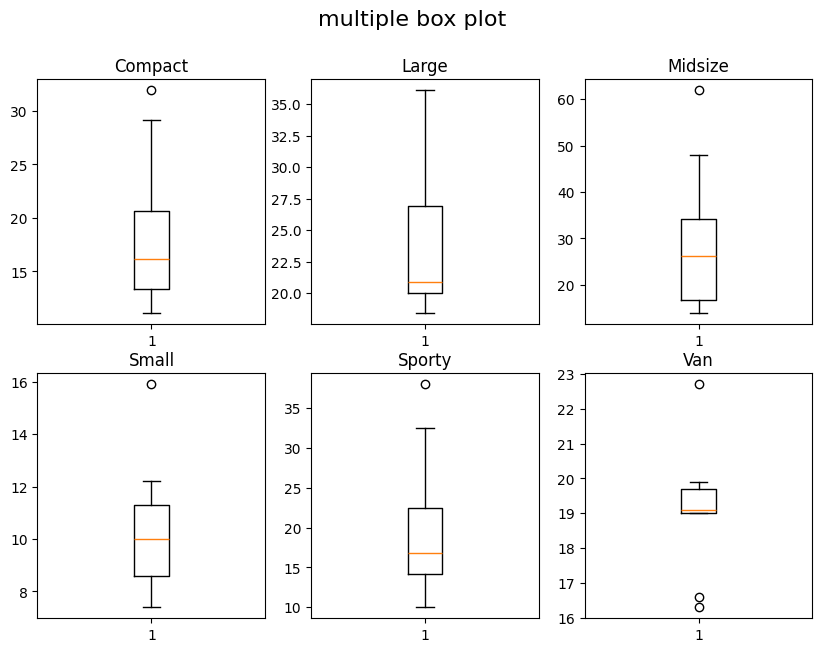
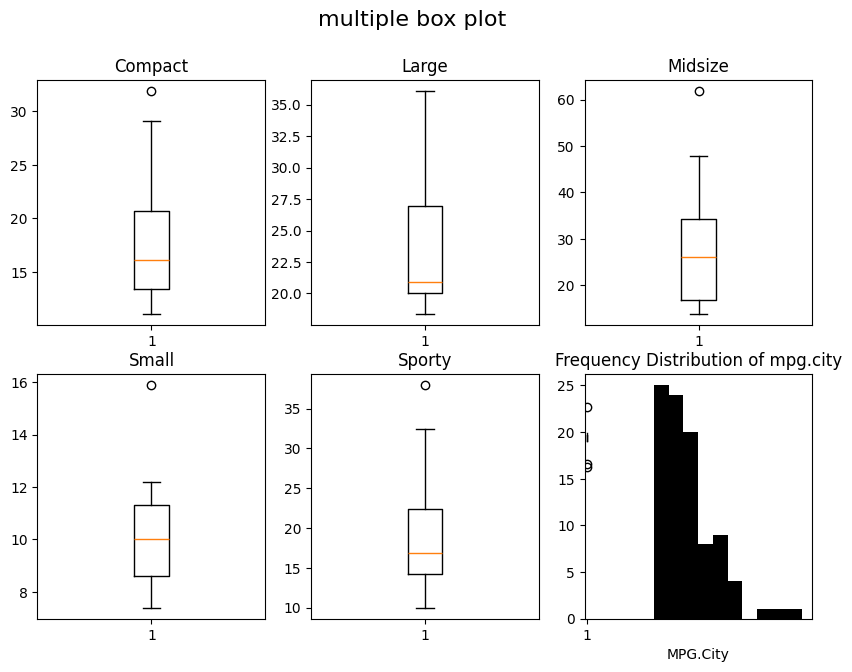
Unified diff of the notebook cell whose output changed from the first chart to the second:
--- before
+++ after
@@ -3,5 +3,5 @@
 import matplotlib.cm as cm
 import numpy as np
-cars_df=pd.read_csv('Cars93-selected-columns.csv')
+cars_df=pd.read_csv('/content/Cars93 (28).csv')
 print(cars_df)
 fig,ax=plt.subplots(2,3)
@@ -31,2 +31,10 @@
 print('Q3:',q3)
 print('Maximumvalue:',max_value)
+plt.hist(cars_df['MPG.city'],color='black')
+plt.xlabel('MPG.City')
+plt.title('Frequency Distribution of mpg.city')
+plt.show()
+ax=cars_df.plot(["Weight"],["MPG.city"],kind="scatter",color="black")
+ax.set_xlabel("Weight")
+ax.set_ylabel("MPG.city")
+ax.set_title("Weight vs MPG.city",fontsize=16)

Commit: Created using Colab